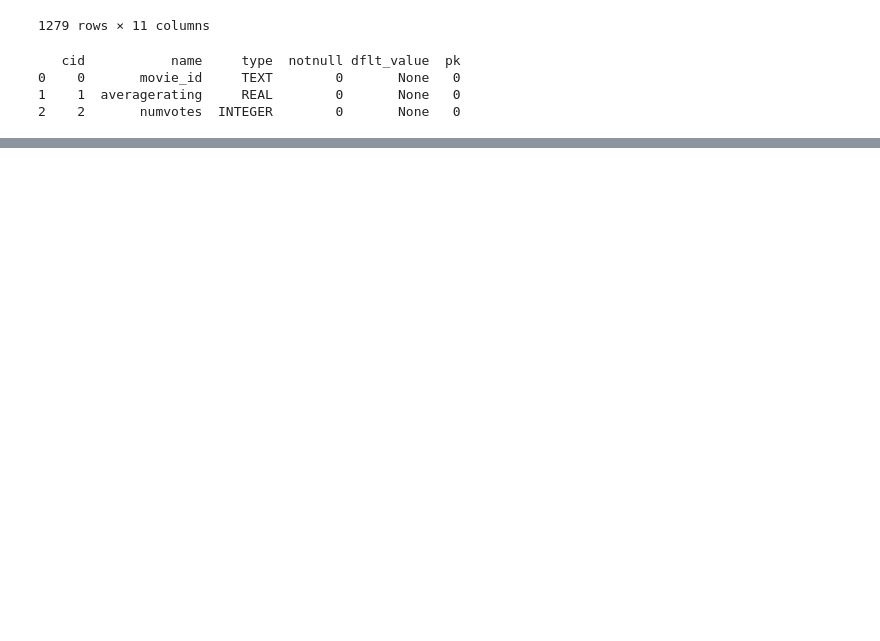
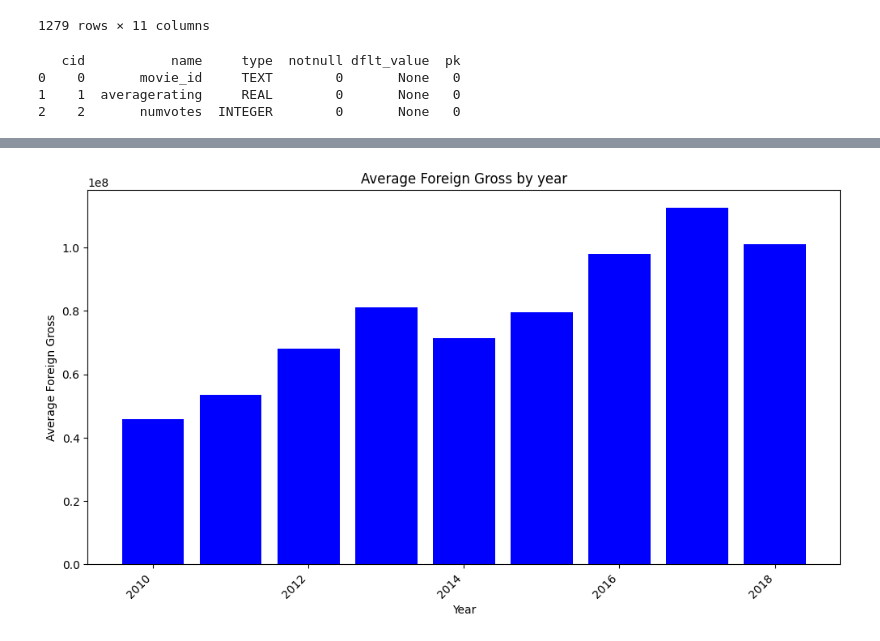
Before and after one commit to phelanthropus/Microsoft-Analysis, a Jupyter notebook: Microsoft Analysis.ipynb, the cells around one changed output, grey strips where cells are left out. Cells and saved outputs as stored; diff of their text form; code cells hidden in the pictures; blank space fills up the shorter version.

```diff
--- a/Microsoft Analysis.ipynb
+++ b/Microsoft Analysis.ipynb
@@ -115,0 +505,20 @@ print(columns_info)
+# %%
+# Example SQL query to retrieve box office data
+box_office_query = """
+SELECT year, AVG(foreign_gross) as avg_foreign_gross
+FROM bom
+GROUP BY year;
+"""
+
+box_office_data = pd.read_sql(box_office_query, conn)
+
+# Bar chart for box office data
+plt.figure(figsize=(12, 6))
+plt.bar(box_office_data['year'], box_office_data['avg_foreign_gross'], color='blue')
+plt.title('Average Foreign Gross by year')
+plt.xlabel('Year')
+plt.ylabel('Average Foreign Gross')
+plt.xticks(rotation=45, ha='right')
+plt.show()
+# %% [output]
+[figure, added]
```
Also changed, not shown: parts of 17 cells of this notebook.
